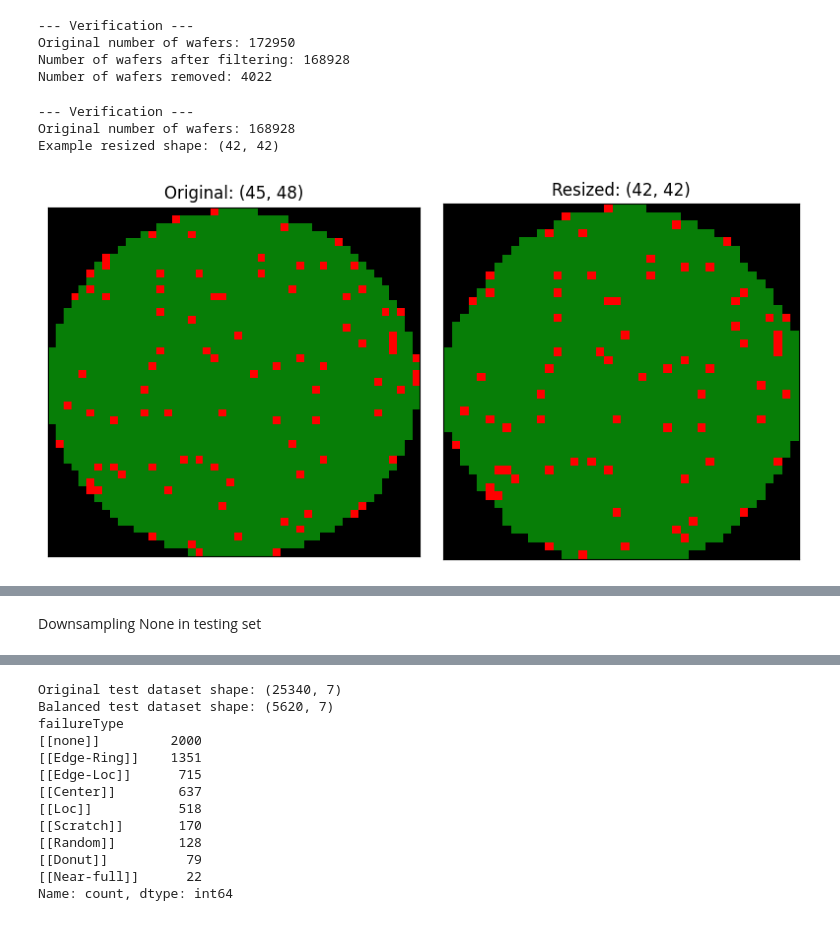
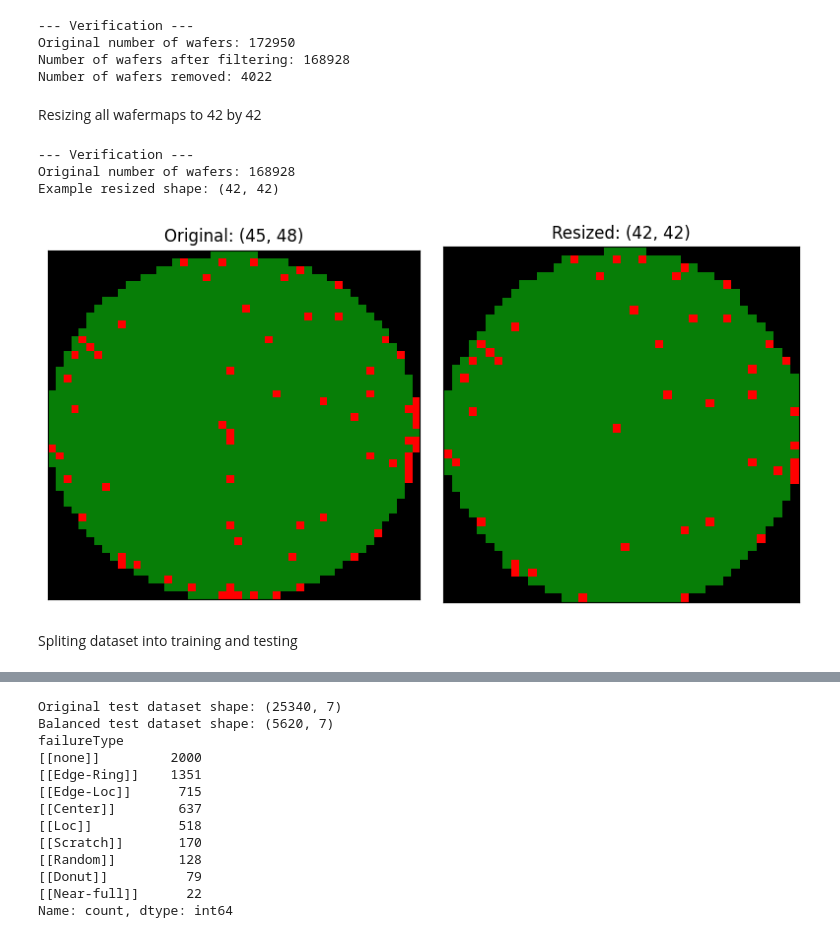
Before and after one commit to JenitonA/Wafer-Defect-AI, a Jupyter notebook: src/WaferDefectDetection.ipynb, the cells around one changed output, grey strips where cells are left out. Saved outputs shown, nothing was run; the diff lists cells and outputs as text; code cells hidden in the pictures.

```diff
--- a/src/WaferDefectDetection.ipynb
+++ b/src/WaferDefectDetection.ipynb
@@ -198,22 +189,26 @@ plt.show()
 Plotting aspect ratio of wafer maps
 # %%
+# --- Compute Shapes ---
 shapes = df_labeled['waferMap'].apply(lambda x: x.shape)
 
 # Define aspect ratio as max(h, w) / min(h, w) so it's always >= 1
 def get_aspect_ratio(shape):
     # Ensure shape is a tuple of two integers
     if not (isinstance(shape, tuple) and len(shape) == 2):
-        return np.nan # Return NaN for invalid shapes
+        return np.nan  # Return NaN for invalid shapes
     h, w = shape
     if h == 0 or w == 0:
-        return 1.0 # Avoid division by zero for empty or 1D maps, treat as square
+        return 1.0  # Avoid division by zero for empty or 1D maps, treat as square
     return max(h, w) / min(h, w)
 
-# df_labeled['aspectRatio'] = shapes.apply(get_aspect_ratio)
-df_labeled.loc[:, 'aspectRatio'] = shapes.apply(get_aspect_ratio)
-# Drop any rows where aspect ratio could not be calculated
-df_labeled.dropna(subset=['aspectRatio'], inplace=True)
+# --- Fix: avoid SettingWithCopyWarning ---
+df_labeled = df_labeled.copy()  # Make an explicit copy
 
+# Add aspectRatio column
+df_labeled['aspectRatio'] = shapes.apply(get_aspect_ratio)
+
+# Drop rows with NaN aspectRatio
+df_labeled = df_labeled.dropna(subset=['aspectRatio'])
 
 # --- Analyze Distribution ---
 print("\n--- Aspect Ratio Statistics ---")
@@ -221,7 +216,6 @@ print(df_labeled['aspectRatio'].describe())
 print("\n")
 print("Top 10 Most Common Aspect Ratios:")
 print(df_labeled['aspectRatio'].value_counts().head(10))
-
 
 # --- Visualize Distribution ---
 plt.figure(figsize=(12, 7))
@@ -341,6 +326,8 @@ print(f"Number of wafers removed: {original_count - len(df_labeled)}")
 Original number of wafers: 172950
 Number of wafers after filtering: 168928
 Number of wafers removed: 4022
+# %% [markdown]
+Resizing all wafermaps to 42 by 42
 # %%
 import matplotlib.pyplot as plt
 from matplotlib.colors import ListedColormap
@@ -353,7 +340,7 @@ cmap = ListedColormap(['black', "#077e07", 'red'])  # same as before
 original_count = len(df_labeled)
 
 # --- Backup one wafer before resizing for plotting ---
-example_index = 0  # change this if you want a different wafer
+example_index = 7  # change this if you want a different wafer
 original_wafer = df_labeled["waferMap"].iloc[example_index]
 
 # Function to resize wafer maps
@@ -362,34 +349,36 @@ def resize_wafer_map(wafer):
 
 # Apply resizing to all wafers (overwrites waferMap)
 df_labeled["waferMap"] = df_labeled["waferMap"].apply(resize_wafer_map)
 
 # --- Verification ---
 print("\n--- Verification ---")
 print(f"Original number of wafers: {original_count}")
 print(f"Example resized shape: {df_labeled['waferMap'].iloc[example_index].shape}")
 
 # --- Plot before & after for the example wafer ---
 resized_wafer = df_labeled["waferMap"].iloc[example_index]
 
 fig, axes = plt.subplots(1, 2, figsize=(8, 4))
 
 axes[0].imshow(original_wafer, cmap=cmap)
 axes[0].set_title(f"Original: {original_wafer.shape}")
 axes[0].set_xticks([])
 axes[0].set_yticks([])
 
 axes[1].imshow(resized_wafer, cmap=cmap)
 axes[1].set_title(f"Resized: {resized_wafer.shape}")
 axes[1].set_xticks([])
 axes[1].set_yticks([])
 
 plt.tight_layout()
 plt.show()
 # %% [output]
 --- Verification ---
 Original number of wafers: 168928
 Example resized shape: (42, 42)
-[figure, old version]
+[figure, new version]
+# %% [markdown]
+Spliting dataset into training and testing
 # %%
 # Split 85/15
 df_train, df_test = train_test_split(
@@ -422,5 +411,3 @@ Name: count, dtype: int64
 [[Donut]]           79
 [[Near-full]]       22
 Name: count, dtype: int64
-# %% [markdown]
-Downsampling None in testing set
```
Also changed, not shown: parts of 22 cells of this notebook, 2 other files.
